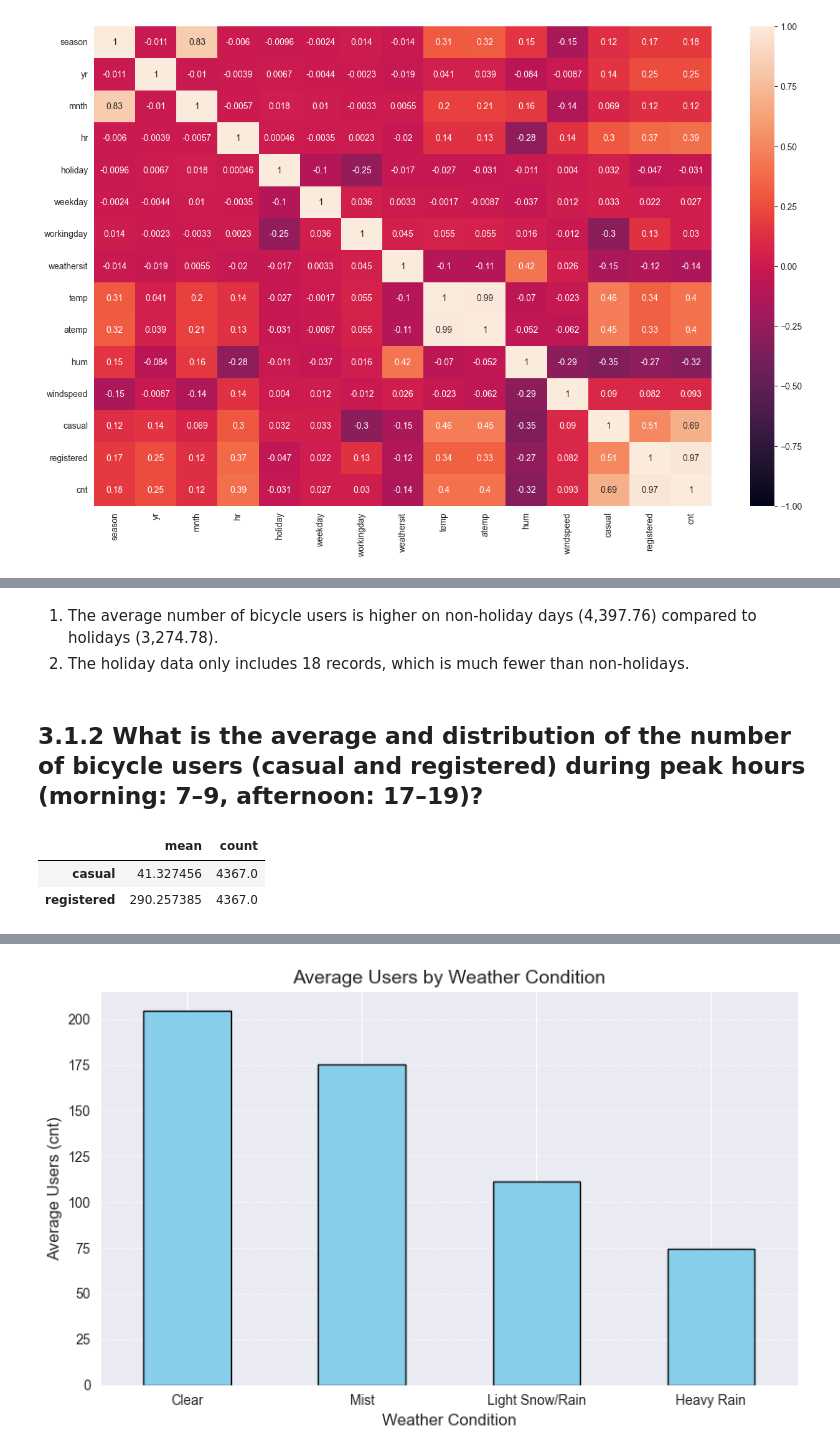
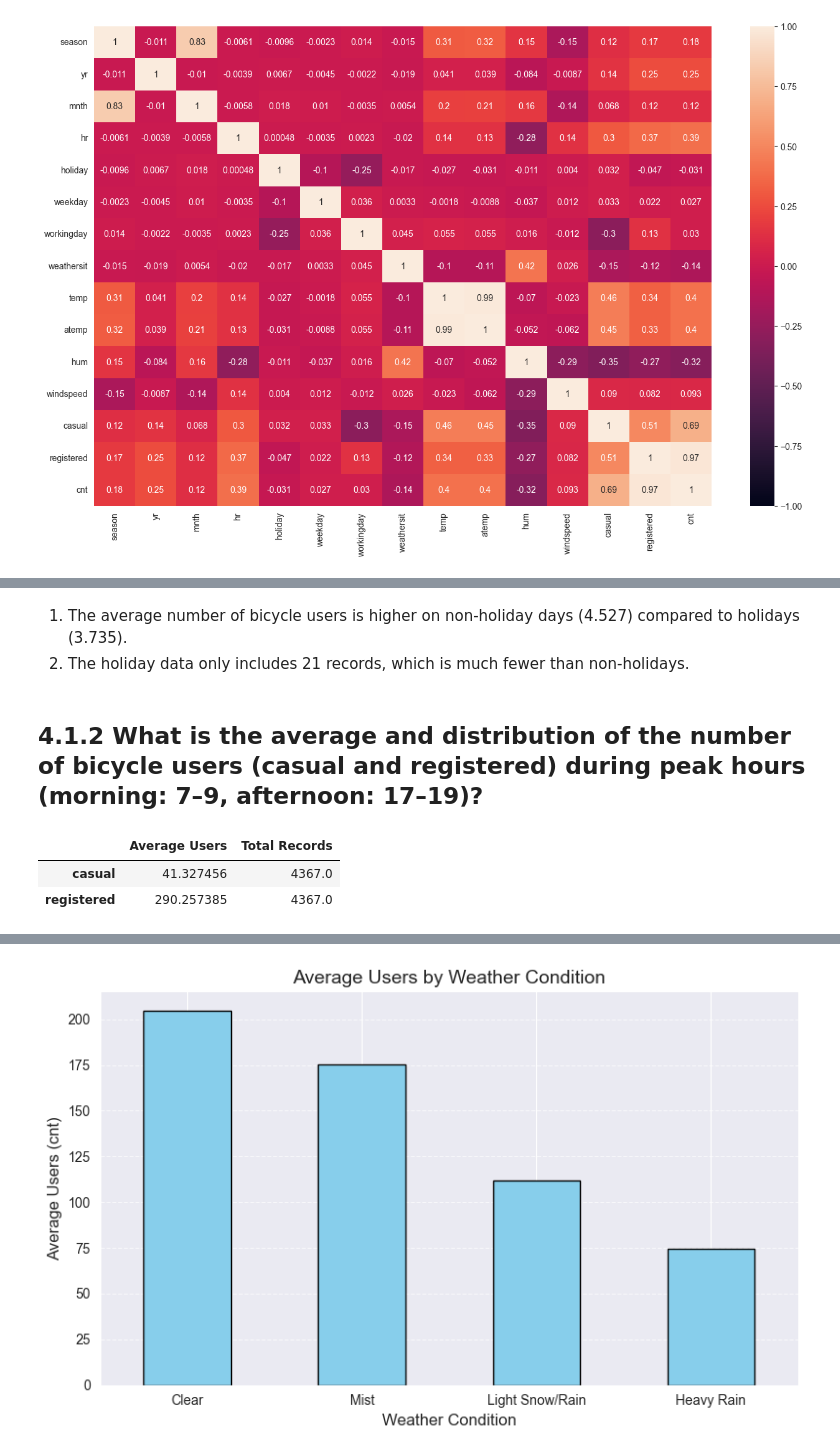
Before and after one commit to fikrifaizz/Bike-Sharing-Dataset---Data-Analysis, a Jupyter notebook: work.ipynb, the cells around one changed output, grey strips where cells are left out. Saved outputs shown, nothing was run; the diff lists cells and outputs as text; code cells hidden in the pictures.

```diff
--- a/work.ipynb
+++ b/work.ipynb
@@ -198,3 +200,6 @@ From the initial check on the day.csv data, there were 59 outliers and when the
+# %%
+data_day.drop(['instant'], axis=1, inplace=True)
+data_hour.drop(['instant', 'dteday'], axis=1, inplace=True)
 # %% [markdown]
 # **3. Exploratory Data Analysis**
 # %% [markdown]
@@ -257,6 +262,5 @@ data_day.describe(include='all')
 | max | 2012-12-31 00:00:00 | 4.000000 | 1.000000 | 12.000000 | 1.000000 | 6.000000 | 1.000000 | 3.000000 | 0.861667 | 0.840896 | ... |
 | std | NaN | 1.110807 | 0.500342 | 3.451913 | 0.167155 | 2.004787 | 0.465233 | 0.544894 | 0.183051 | 0.162961 | ... |
 # %%
-data_hour = pd.read_csv('hour.csv')
-data_hour.describe()
+data_hour.describe(include='all')
 # %% [output]
@@ -296,12 +313,13 @@ data_day.groupby(by='holiday').agg({'cnt': ['mean', 'count']})
 # %% [markdown]
-1. The average number of bicycle users is higher on non-holiday days (4,397.76) compared to holidays (3,274.78).
-2. The holiday data only includes 18 records, which is much fewer than non-holidays.
+1. The average number of bicycle users is higher on non-holiday days (4.527) compared to holidays (3.735).
+2. The holiday data only includes 21 records, which is much fewer than non-holidays.
 # %% [markdown]
-## 3.1.2 What is the average and distribution of the number of bicycle users (casual and registered) during peak hours (morning: 7–9, afternoon: 17–19)?
+## 4.1.2 What is the average and distribution of the number of bicycle users (casual and registered) during peak hours (morning: 7–9, afternoon: 17–19)?
 # %%
-rush_hour = data_hour[(data_hour['hr'].between(7,9)) | (data_hour['hr'].between(17,19))]
-rush_hour.agg({'casual': ['mean', 'count'], 'registered': ['mean', 'count']}).T
+rush_hour = data_hour[(data_hour['hr'].between(7,9)) | (data_hour['hr'].between(17,19))].agg({'casual': ['mean', 'count'], 'registered': ['mean', 'count']}).T
+rush_hour.columns = ['Average Users', 'Total Records']
+rush_hour
 # %% [output]
-|  | mean | count |
+|  | Average Users | Total Records |
 | casual | 41.327456 | 4367.0 |
 | registered | 290.257385 | 4367.0 |
```
Also changed, not shown: parts of 23 cells of this notebook.
